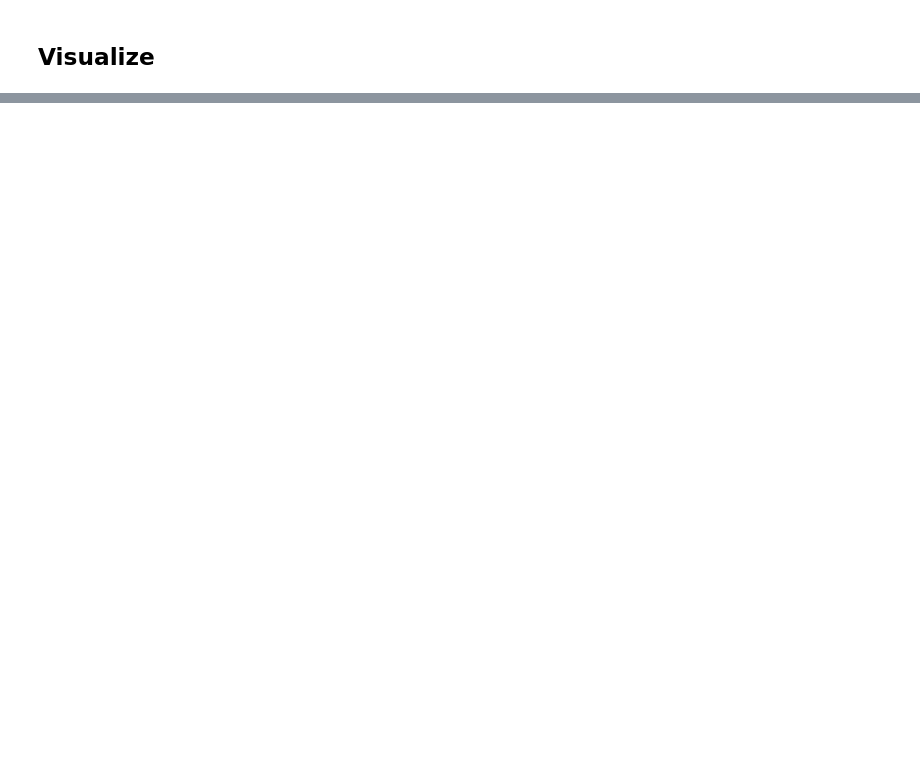
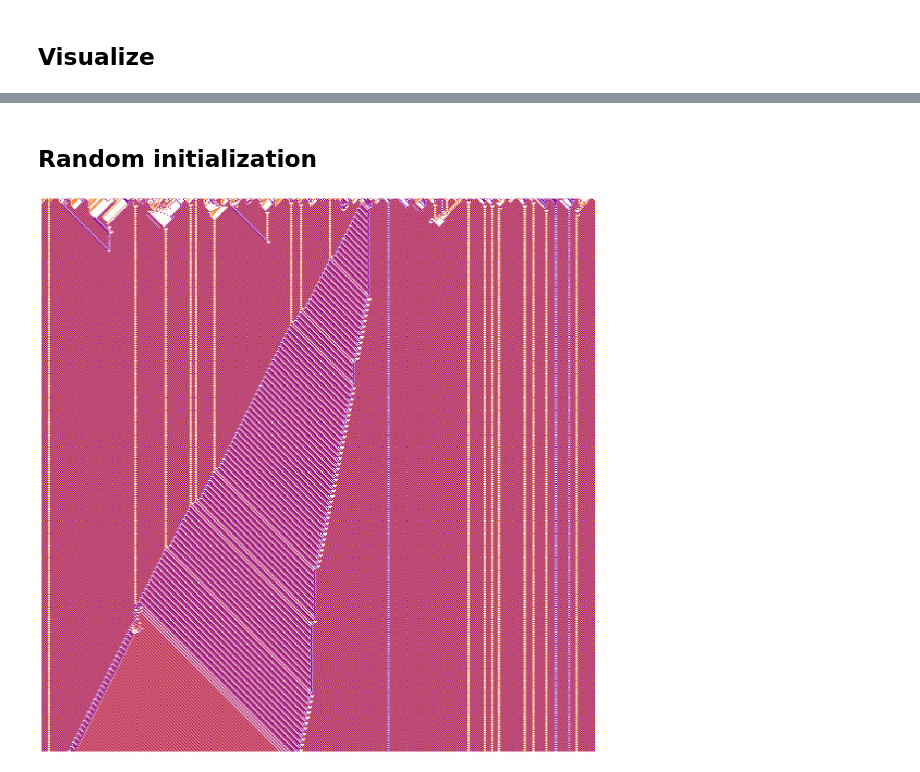
Before and after one commit to mdabagia/Barricelli, a Jupyter notebook: Barricelli.ipynb, the cells around one changed output, grey strips where cells are left out. Cells and saved outputs as stored; diff of their text form; code cells hidden in the pictures; blank space fills up the shorter version.

```diff
--- a/Barricelli.ipynb
+++ b/Barricelli.ipynb
@@ -156,0 +237,27 @@ ax.set_axis_off()
+# %% [markdown]
+## Random initialization
+# %%
+world_size = 512
+gene_range = 17
+propagation_rule = simple_symbiosis
+collision_rule = simple_mutation
+init_time_steps = 512
+init_range = (-1, 1)
+
+bc = Barricelli(world_size, gene_range, propagation_rule, collision_rule, init_time_steps, init_range=init_range)
+
+bc.evolve(n_time_steps=init_time_steps-1)
+
+cmap = np.zeros((bc.gene_range, 4))
+cmap[:bc.gene_max, :] = plt.cm.plasma(np.linspace(0, 1, bc.gene_max * 2))[(bc.gene_max // 2):3*(bc.gene_max // 2), :]
+cmap[(bc.gene_max + 1):, :] = plt.cm.plasma(np.linspace(0, 1, bc.gene_max * 2))[(bc.gene_max // 2):3*(bc.gene_max // 2), :]
+history_image = np.zeros(bc.history.shape + tuple([4]))
+for i, j in enumerate(range(bc.gene_min, bc.gene_max)):
+    history_image[bc.history == j, :] = cmap[i, :]
+
+fig, ax = plt.subplots(1, 1, figsize=(20.48, 20.48))
+ax.imshow(history_image)
+ax.set_aspect(1.0)
+ax.set_axis_off()
+# %% [output]
+[figure, added]
```
Also changed, not shown: parts of 7 cells of this notebook, 7 other files.
